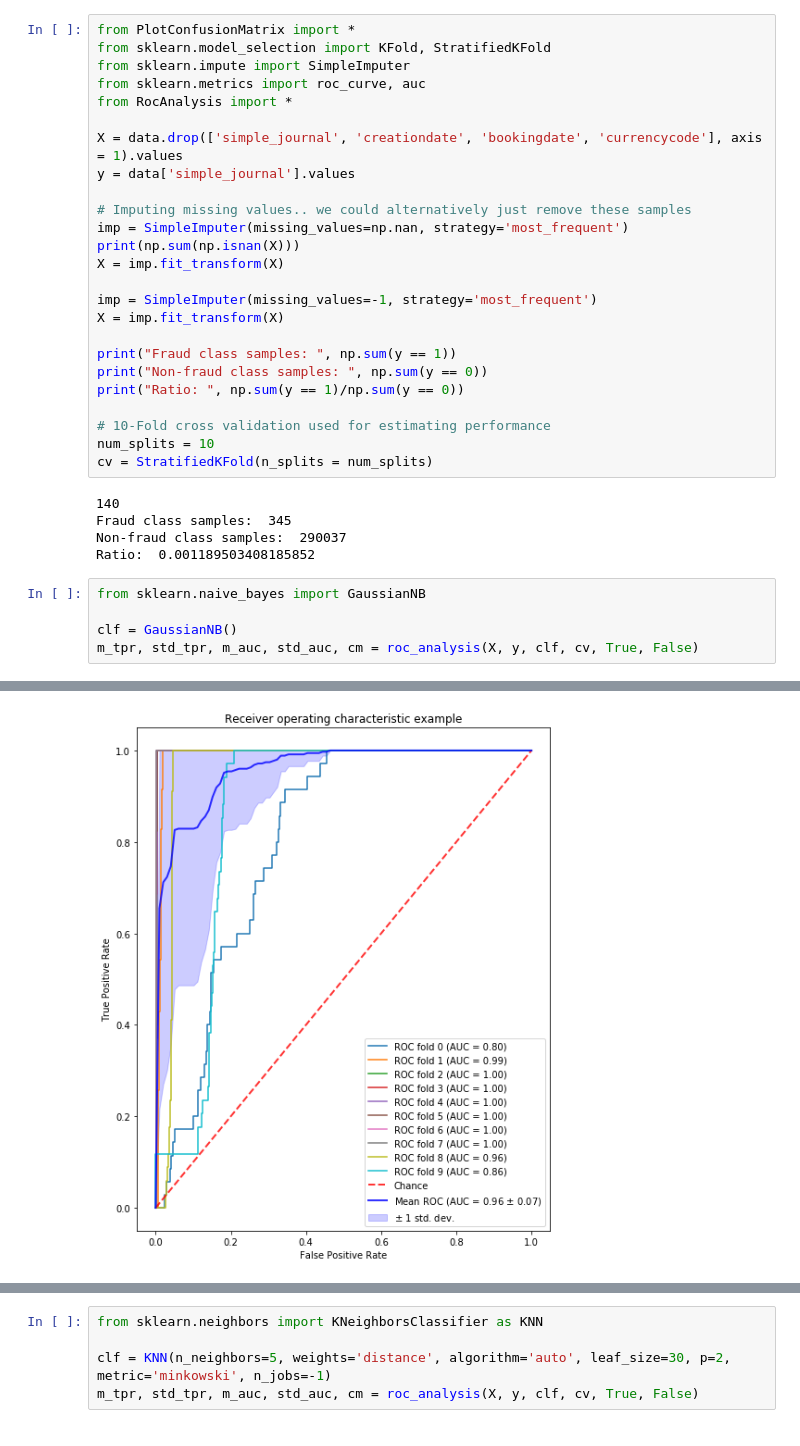
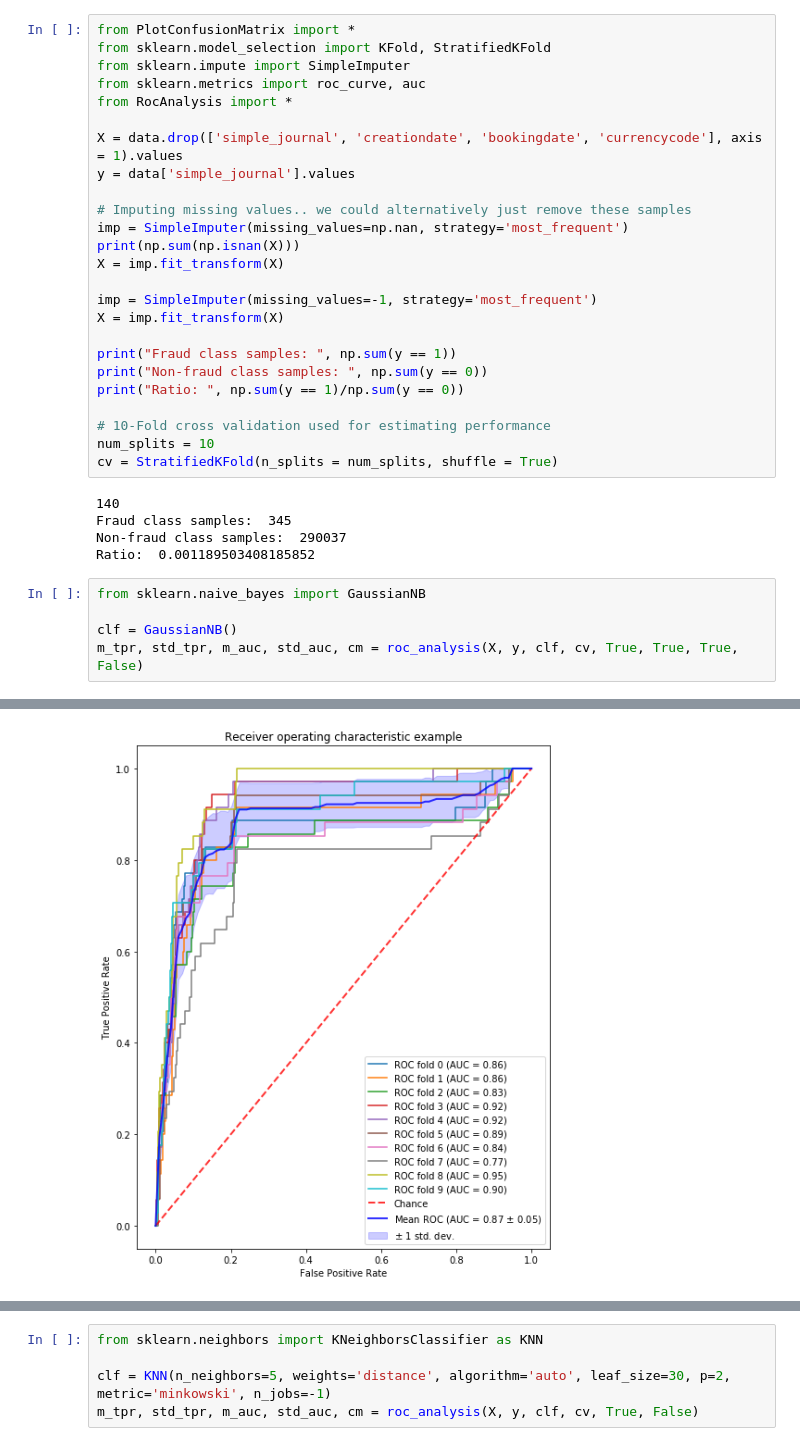
Before and after one commit to giannislelekas/CS4035, a Jupyter notebook: lab1/Lab1.ipynb, the cells around one changed output, grey strips where cells are left out. Cells and saved outputs as stored; diff of their text form.

```diff
--- a/lab1/Lab1.ipynb
+++ b/lab1/Lab1.ipynb
@@ -211,7 +211,7 @@ print("Ratio: ", np.sum(y == 1)/np.sum(y == 0))
 
 # 10-Fold cross validation used for estimating performance
 num_splits = 10
-cv = StratifiedKFold(n_splits = num_splits)
+cv = StratifiedKFold(n_splits = num_splits, shuffle = True)
 # %% [output]
 140
 Fraud class samples:  345
@@ -221,5 +221,5 @@ Ratio:  0.001189503408185852
 from sklearn.naive_bayes import GaussianNB
 
 clf = GaussianNB()
-m_tpr, std_tpr, m_auc, std_auc, cm = roc_analysis(X, y, clf, cv, True, False)
+m_tpr, std_tpr, m_auc, std_auc, cm = roc_analysis(X, y, clf, cv, True, True, True, False)
 # %% [output]
@@ -236,2 +228,2 @@ m_tpr, std_tpr, m_auc, std_auc, cm = roc_analysis(X, y, clf, cv, True, False)
-[figure, old version]
+[figure, new version]
 Confusion matrix, without normalization
```
Also changed, not shown: parts of 10 cells of this notebook, 2 other files.
